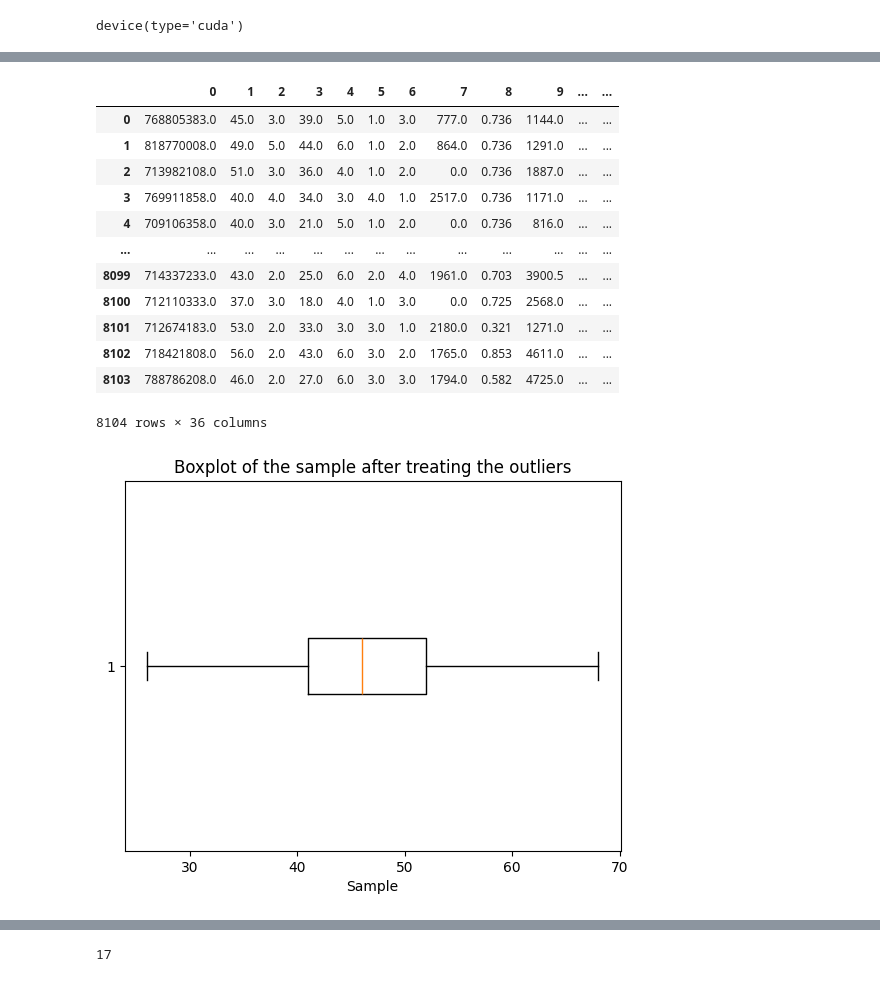
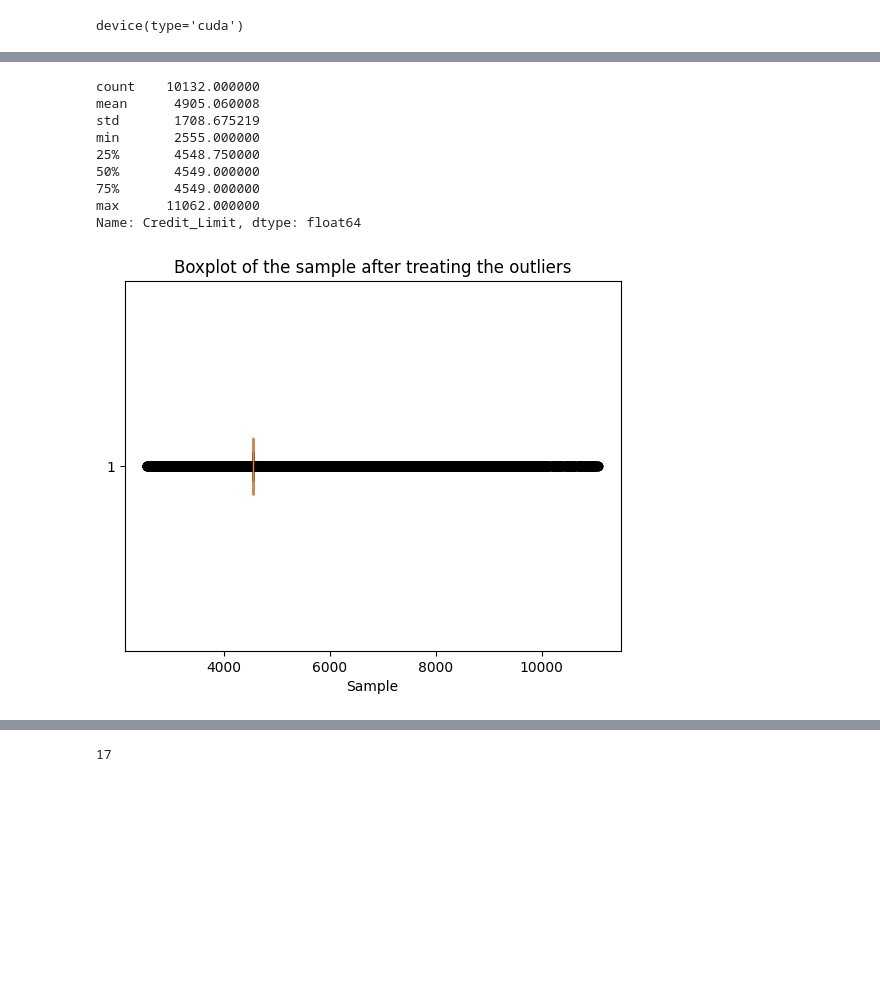
Before and after one commit to KIa-MEL/Credit-Limit-Prediction-Using-Neural-Networks, a Jupyter notebook: src/main.ipynb, the cells around one changed output, grey strips where cells are left out. Drawn from its saved outputs; the diff is of its cells as text; code cells hidden in the pictures; blank space fills up the shorter version.

```diff
--- a/src/main.ipynb
+++ b/src/main.ipynb
@@ -130,8 +154,8 @@ print(data_no_dup.shape)
 sns.histplot(data=data_no_dup,x="Credit_Limit")
 plt.show()
 
-upper=data_no_dup['Credit_Limit'].quantile(0.005)
-lower=data_no_dup['Credit_Limit'].quantile(0.85)
+upper=data_no_dup['Credit_Limit'].quantile(0.25)
+lower=data_no_dup['Credit_Limit'].quantile(0.75)
 
 #print(upper,lower)
 
@@ -215,23 +263,20 @@ Fixed 156 outliers in 35 column
 # %%
-plt.boxplot(X[1], vert=False)
+plt.boxplot(y, vert=False)
 plt.title("Boxplot of the sample after treating the outliers")
 plt.xlabel("Sample")
-X
+
+y.describe()
 # %% [output]
-|  | 0 | 1 | 2 | 3 | 4 | 5 | 6 | 7 | 8 | 9 | ... | ... |
-| 0 | 768805383.0 | 45.0 | 3.0 | 39.0 | 5.0 | 1.0 | 3.0 | 777.0 | 0.736 | 1144.0 | ... | ... |
-| 1 | 818770008.0 | 49.0 | 5.0 | 44.0 | 6.0 | 1.0 | 2.0 | 864.0 | 0.736 | 1291.0 | ... | ... |
-| 2 | 713982108.0 | 51.0 | 3.0 | 36.0 | 4.0 | 1.0 | 2.0 | 0.0 | 0.736 | 1887.0 | ... | ... |
-| 3 | 769911858.0 | 40.0 | 4.0 | 34.0 | 3.0 | 4.0 | 1.0 | 2517.0 | 0.736 | 1171.0 | ... | ... |
-| 4 | 709106358.0 | 40.0 | 3.0 | 21.0 | 5.0 | 1.0 | 2.0 | 0.0 | 0.736 | 816.0 | ... | ... |
-| ... | ... | ... | ... | ... | ... | ... | ... | ... | ... | ... | ... | ... |
-| 8099 | 714337233.0 | 43.0 | 2.0 | 25.0 | 6.0 | 2.0 | 4.0 | 1961.0 | 0.703 | 3900.5 | ... | ... |
-| 8100 | 712110333.0 | 37.0 | 3.0 | 18.0 | 4.0 | 1.0 | 3.0 | 0.0 | 0.725 | 2568.0 | ... | ... |
-| 8101 | 712674183.0 | 53.0 | 2.0 | 33.0 | 3.0 | 3.0 | 1.0 | 2180.0 | 0.321 | 1271.0 | ... | ... |
-| 8102 | 718421808.0 | 56.0 | 2.0 | 43.0 | 6.0 | 3.0 | 2.0 | 1765.0 | 0.853 | 4611.0 | ... | ... |
-| 8103 | 788786208.0 | 46.0 | 2.0 | 27.0 | 6.0 | 3.0 | 3.0 | 1794.0 | 0.582 | 4725.0 | ... | ... |
-8104 rows × 36 columns
+count    10132.000000
+mean      4905.060008
+std       1708.675219
+min       2555.000000
+25%       4548.750000
+50%       4549.000000
+75%       4549.000000
+max      11062.000000
+Name: Credit_Limit, dtype: float64
-[figure, old version]
+[figure, new version]
 # %%
 X_train, X_test, y_train, y_test = train_test_split(X, y, test_size=0.33, random_state=3)
 scaler = StandardScaler()
```
Also changed, not shown: parts of 11 cells of this notebook, 1 other file.
